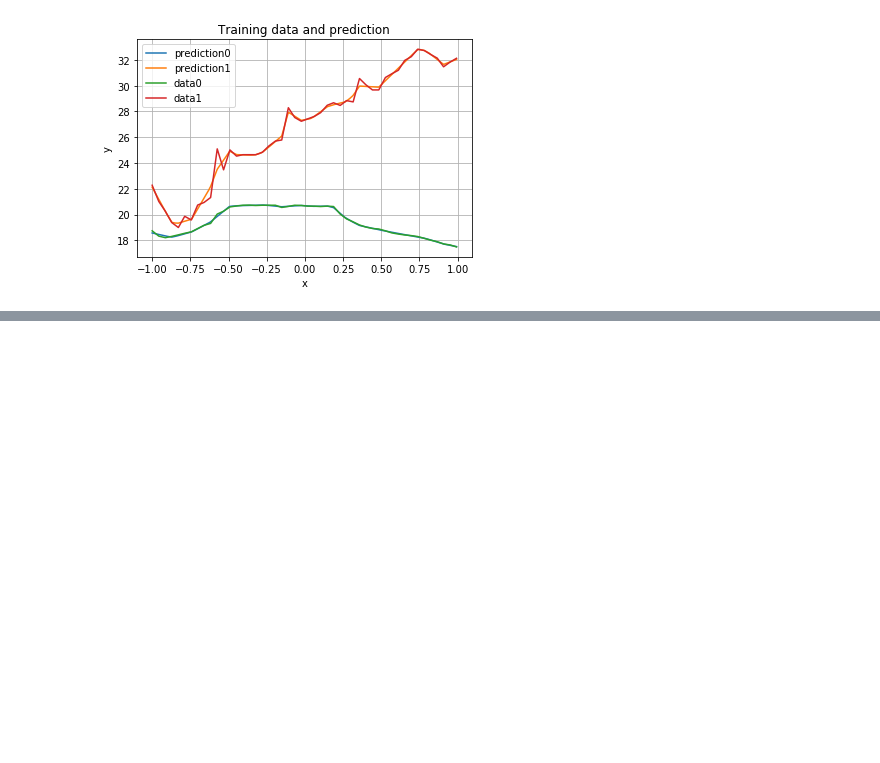
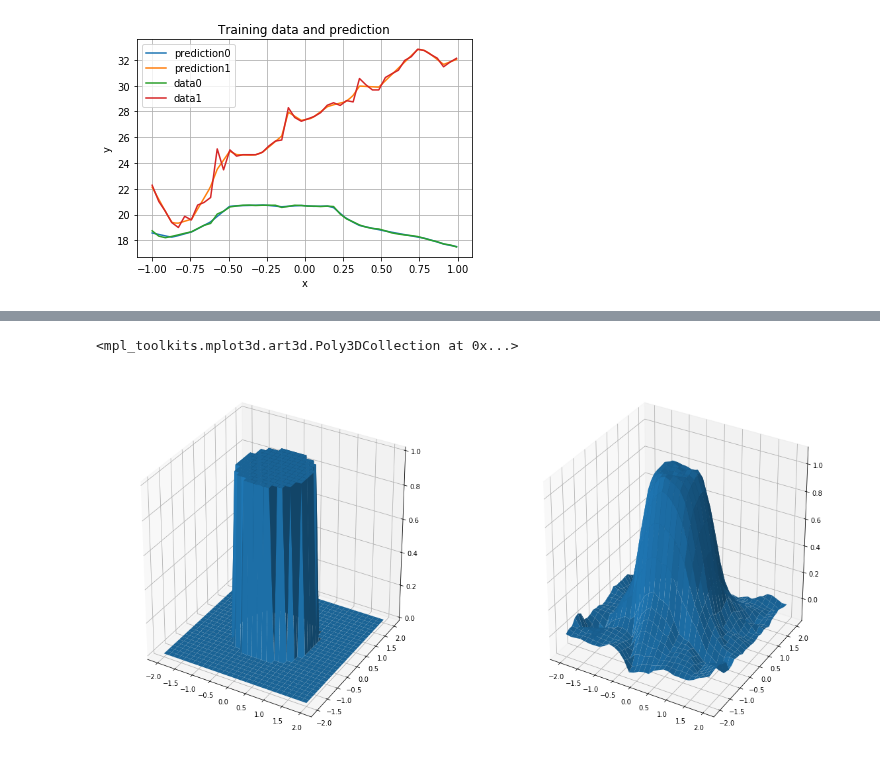
Before and after one commit to msakuta/notebooks, a Jupyter notebook: ChainerRegression.ipynb, the cells around one changed output, grey strips where cells are left out. Saved outputs shown, nothing was run; the diff lists cells and outputs as text; code cells hidden in the pictures; blank space fills up the shorter version.

Commit message:
Add 2-D data fitting with neural network using Chainer

```diff
--- a/ChainerRegression.ipynb
+++ b/ChainerRegression.ipynb
@@ -122,0 +150,24 @@ data points:  48
+# %%
+def run_train(trainx, trainy, epoch=10000, report_period=1000, regularize=0.0001):
+    model = Regressor2(trainy.shape[1], 512)
+
+    model.zerograds()
+
+    optimizer = chainer.optimizers.Adam()
+    optimizer.setup(model)
+    optimizer.add_hook(chainer.optimizer.WeightDecay(regularize))
+    loss_hist = []
+
+    for i in range(epoch):
+        loss = F.mean_squared_error(model(trainx), trainy)
+        loss_hist.append(loss.data)
+        if i % report_period == 0:
+            print(i, 'loss', loss.data)
+        #optimizer.weight_decay(0.005)
+        optimizer.update(lambda x,y: F.mean_squared_error(model(x), y), trainx, trainy)
+
+    return model, loss_hist
+# %%
+trainx = np.vstack((X.flat, Y.flat)).T
+trainy = np.array(well.flat)[np.newaxis].T
+model, loss_hist = run_train(trainx, trainy, regularize=0.00001)
@@ -122,0 +185,13 @@ data points:  48
+# %%
+fig = plt.figure(figsize=(20,10))
+
+ax = fig.add_subplot(1, 2, 1, projection='3d')
+ax.plot_surface(X,Y,well)
+
+#ax = Axes3D(fig)
+ax = fig.add_subplot(1, 2, 2, projection='3d')
+ax.plot_surface(X,Y,model(trainx).data.reshape(X.shape))
+#ax.plot_surface(X,Y,well)
+# %% [output]
+<mpl_toolkits.mplot3d.art3d.Poly3DCollection at 0x...>
+[figure, added]
```
Also changed, not shown: parts of 4 cells of this notebook.
